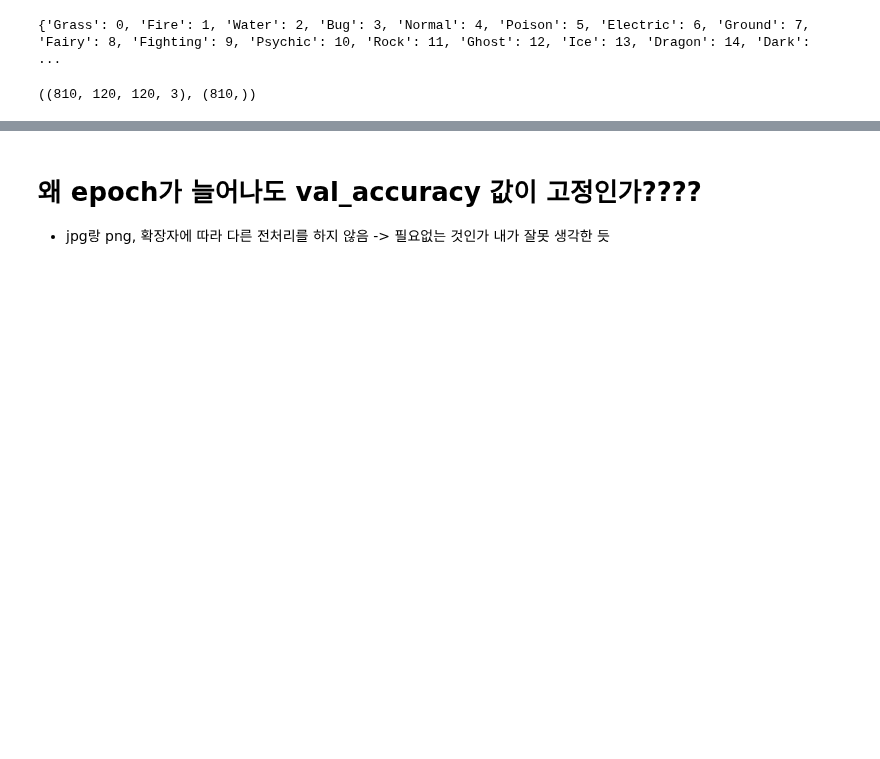
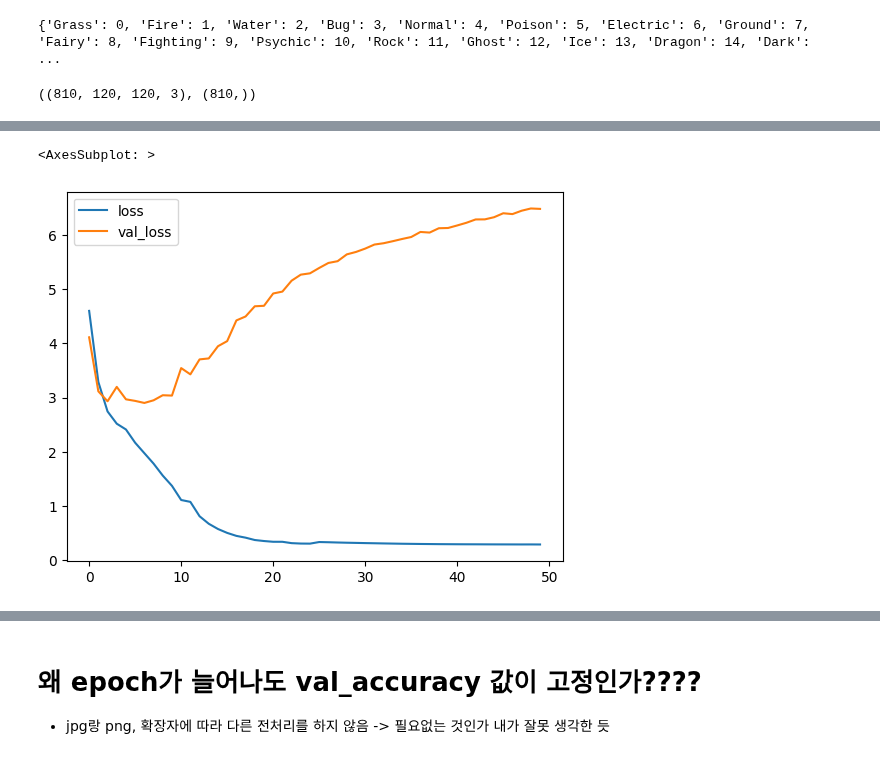
Before and after one commit to wumusill/AI_School, a Jupyter notebook: DL/pokemon.ipynb, the cells around one changed output, grey strips where cells are left out. Drawn from its saved outputs; the diff is of its cells as text; code cells hidden in the pictures; blank space fills up the shorter version.

```diff
--- a/DL/pokemon.ipynb
+++ b/DL/pokemon.ipynb
@@ -700,0 +703,3 @@ accuracy of the model 0.8966049551963806
+# %%
+df_hist = pd.DataFrame(history.history)
+df_hist.head()
@@ -700,0 +713,5 @@ accuracy of the model 0.8966049551963806
+# %%
+df_hist[["loss", "val_loss"]].plot()
+# %% [output]
+<AxesSubplot: >
+[figure, added]
```
Also changed, not shown: parts of 8 cells of this notebook, 5 other files.
